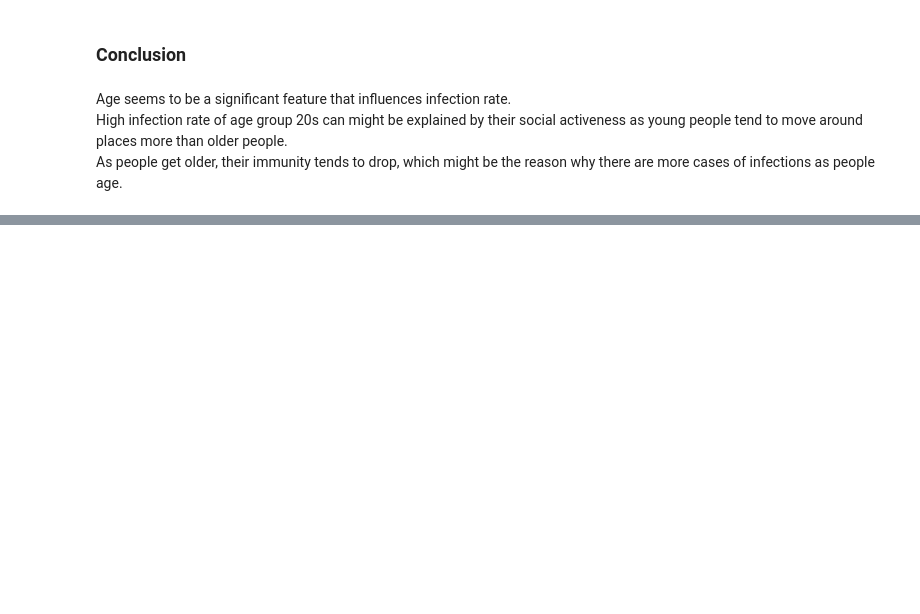
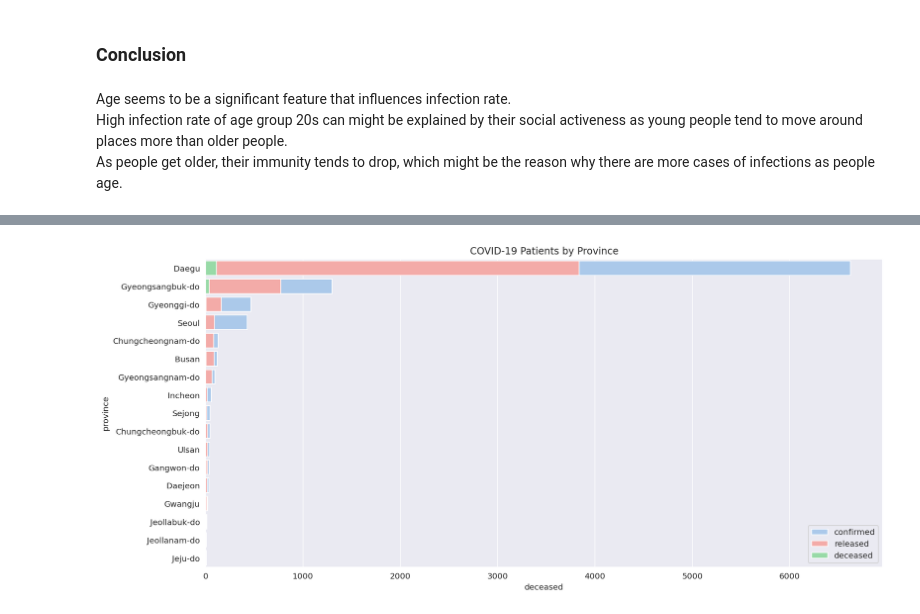
Before and after one commit to hwuiwon/covid-19-analysis-kr, a Jupyter notebook: Covid-19-in-South-Korea.ipynb, the cells around one changed output, grey strips where cells are left out. Saved outputs shown, nothing was run; the diff lists cells and outputs as text; code cells hidden in the pictures; blank space fills up the shorter version.

Commit message:
Added Visualization: Location

```diff
--- a/Covid-19-in-South-Korea.ipynb
+++ b/Covid-19-in-South-Korea.ipynb
@@ -221,0 +274,11 @@ Age seems to be a significant feature that influences infection rate.<br>High in
+# %%
+# Importing data: Location
+location = pd.read_csv(os.path.join(DIR_PATH, 'TimeProvince.csv'))
+prov_num = len(location['province'].unique())
+print(f'There are {prov_num} provinces in this dataset')
+
+# Latest data of confirmed cases by province
+loc_latest = location.iloc[-prov_num:]
+loc_latest = loc_latest.sort_values('confirmed', ascending=False).reset_index(
+                        drop=True).drop('time', axis=1)
+loc_latest
@@ -221,0 +305,15 @@ Age seems to be a significant feature that influences infection rate.<br>High in
+# %%
+# Latest number of confirmed & released & deceased people
+fig, ax1 = plt.subplots(figsize=(15, 7))
+ax1.title.set_text('COVID-19 Patients by Province')
+sns.set_color_codes("pastel")
+sns.barplot(data=loc_latest, x='confirmed', y='province',  label='confirmed',
+            color='b', ci=None, estimator=sum)
+sns.barplot(data=loc_latest, x='released', y='province', label='released',
+            color='r', ci=None, estimator=sum)
+sns.barplot(data=loc_latest, x='deceased', y='province', label='deceased',
+            color='g', ci=None, estimator=sum)
+ax1.legend(loc='lower right', frameon=True)
+fig.show()
+# %% [output]
+[figure, added]
```
Also changed, not shown: parts of 25 cells of this notebook.
